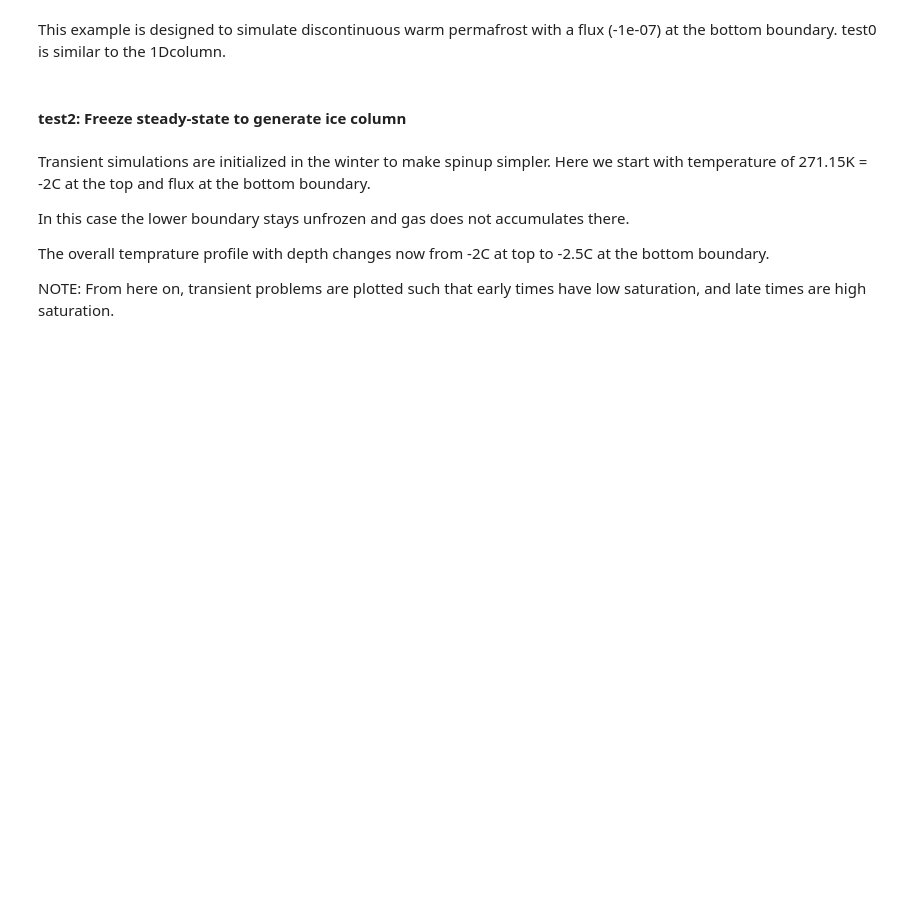
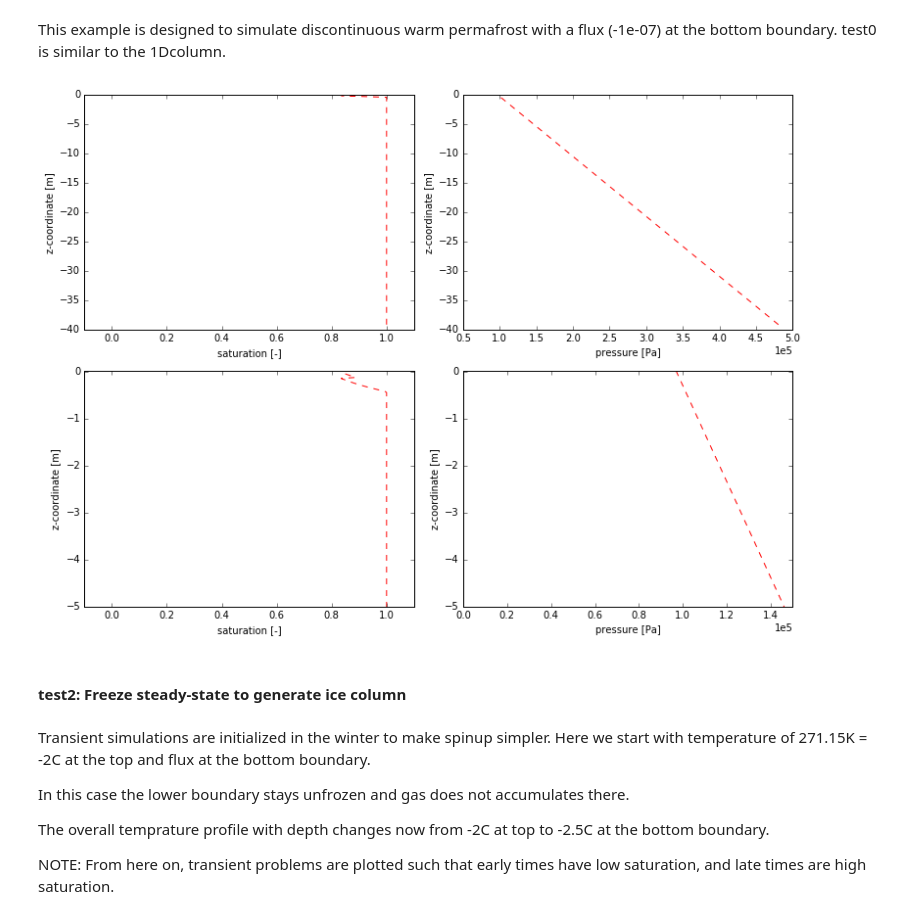
Before and after one commit to amanzi/ats-testsuite-arctic, a Jupyter notebook: testing/1Dbotflux/1D_column_bot_flux.ipynb, the cells around one changed output. Drawn from its saved outputs; the diff is of its cells as text; code cells hidden in the pictures; blank space fills up the shorter version.

```diff
--- a/testing/1Dbotflux/1D_column_bot_flux.ipynb
+++ b/testing/1Dbotflux/1D_column_bot_flux.ipynb
@@ -23,35 +20,35 @@ def plot(directory, axs, style):
     axs[0,1].plot(dati[1,0,:],z, style)
     axs[0,0].plot(dati[2,0,:],z, style)
 
     # zoom in
     axs[1,1].plot(dati[1,0,:],z, style)
     axs[1,0].plot(dati[2,0,:],z, style)
 
 fig, axs = plt.subplots(2,2, figsize=(11,8))
-di = "test0/test0-soil.regression.gold"
 dii = "test0/test0-organic.regression.gold"
-plot(di, axs, 'b')  # no di folder
 plot(dii, axs, 'r--')
 
 axs[0,0].set_xlim([-.1,1.1])
 axs[0,0].set_xlabel('saturation [-]')
 axs[0,0].set_ylabel('z-coordinate [m]')
 axs[0,1].set_xlabel('pressure [Pa]')
 axs[0,1].set_ylabel('z-coordinate [m]')
 axs[0,1].ticklabel_format(style='sci', axis='x', scilimits=(0,0))
 
 axs[1,0].set_ylim([-5,0])
 axs[1,1].set_ylim([-5,0])
 axs[1,0].set_xlim([-.1,1.1])
 axs[1,1].set_xlim([0.5,1.5e5])
 axs[1,0].set_xlabel('saturation [-]')
 axs[1,0].set_ylabel('z-coordinate [m]')
 axs[1,1].set_xlabel('pressure [Pa]')
 axs[1,1].set_ylabel('z-coordinate [m]')
 axs[1,1].ticklabel_format(style='sci', axis='x', scilimits=(0,0))
 
 plt.tight_layout()
 plt.show()
+# %% [output]
+[figure, added]
 # %% [markdown]
 #### test2: Freeze steady-state to generate ice column
 # %% [markdown]
```
Also changed, not shown: parts of 5 cells of this notebook, 6 other files.
